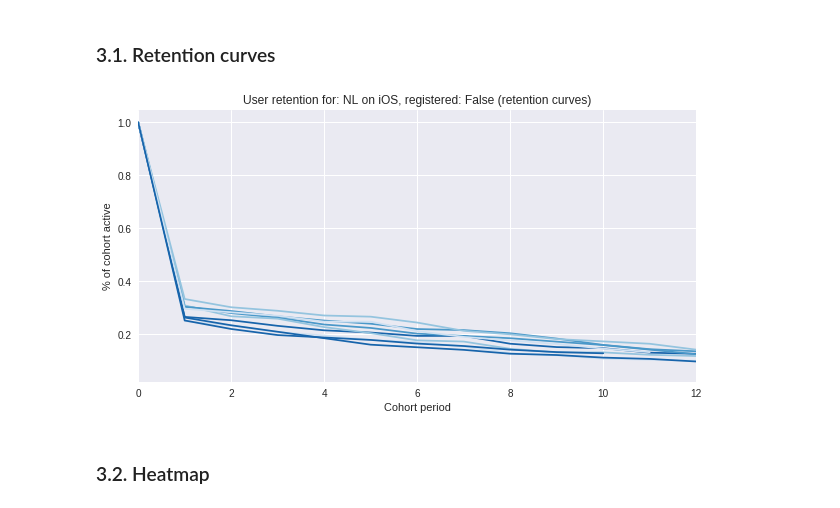
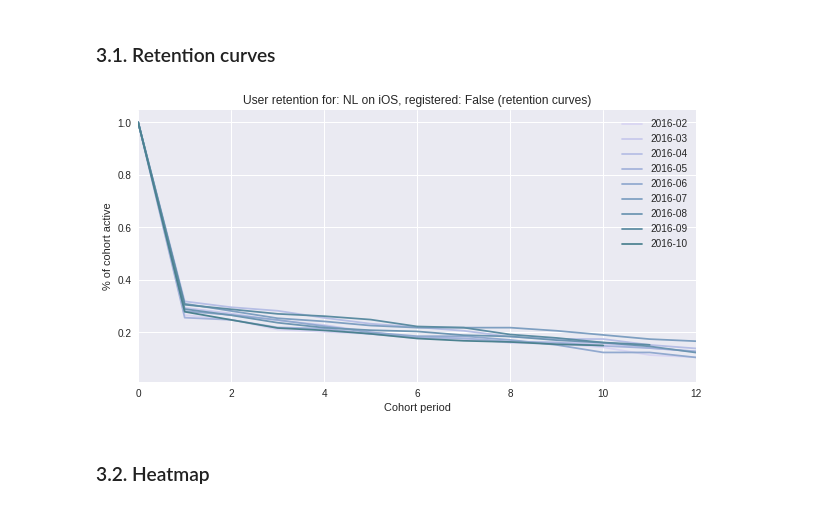
Before and after one commit to josolnik/behavioral-learnings-projects, a Jupyter notebook: Building a dashboard for interactive cohort analysis/Building a dashboard for interactive cohort analysis.ipynb, the cells around one changed output. Cells and saved outputs as stored; diff of their text form; code cells hidden in the pictures.

```diff
--- a/Building a dashboard for interactive cohort analysis/Building a dashboard for interactive cohort analysis.ipynb
+++ b/Building a dashboard for interactive cohort analysis/Building a dashboard for interactive cohort analysis.ipynb
@@ -79,8 +79,6 @@ all_user_data_df = all_user_data_df_updated.copy()
 ## 1. Segmenting users
 # %%
 def segmenting(df, country, platform, user_registered):
-
-    df['Date'] = pd.to_datetime(df['date'])
 
     # for each categorical (segmentation) feature
     if country != 'All countries':
@@ -124,7 +122,7 @@ def preprocess_cohorting(df):
     df['date'] = pd.to_datetime(df['date'])
 
     to_month = lambda x: x.strftime('%Y-%m')
-    df['onboarded_period'] = df['date'].apply(to_month)
+    df['usage_period'] = df['date'].apply(to_month)
 
     df.set_index('device_uuid', inplace=True)
     df['cohort_group'] = df.groupby(level=0)['date'].min().apply(lambda x:  x.strftime('%Y-%m'))
@@ -145,12 +143,14 @@ df.head()
 # %%
 def build_cohort_data(df):
-    grouped = df.groupby(['cohort_group', 'onboarded_period'])
 
-    # count the unique users, orders, and total revenue per Group + Period
+    # group the df by cohort group and usage period
+    grouped = df.groupby(['cohort_group', 'usage_period'])
+
+    # aggregate the unique number of users and sum of all events
     cohorts = grouped.agg({'device_uuid': pd.Series.nunique,
                       'sum': np.sum})
 
-    # make the column names more meaningful
+    # rename the columns
     cohorts.rename(columns={'device_uuid': 'all_users',
                        'sum': 'all_num_events'}, inplace=True)
     return cohorts
@@ -169,15 +168,0 @@ cohorts.head()
-# %%
-def cohort_period(df):
-    """
-    Creates a `CohortPeriod` column, which is the Nth period based on the user's first purchase.
-
-    Example
-    -------
-    Say you want to get the 3rd month for every user:
-        df.sort(['UserId', 'OrderTime', inplace=True)
-        df = df.groupby('UserId').apply(cohort_period)
-        df[df.CohortPeriod == 3]
-    """
-
-    df['cohort_period'] = np.arange(len(df)) + 0
-    return df
@@ -261,22 +273,23 @@ def build_cohorts(df):
 # %%
 title = 'User retention for: ' + country_value + ' on ' + platform_value +', registered: ' + str(user_registered_value)
 
 fig, ax = plt.subplots(figsize=(10,5))
-seq_col_brew = sns.color_palette("Blues_r", 4)
+
+seq_col_brew = sns.cubehelix_palette(15, start=2, reverse=False)
 sns.set_palette(seq_col_brew)
-
 
 for i in range(0, len(user_retention.columns)):
     plt.plot(user_retention[user_retention.columns[i]])
 
 plt.title(title + ' (retention curves)')
 # plt.imshow(g, cmap='Blues',  interpolation='nearest')
 plt.xlabel("Cohort period")
 plt.ylabel("% of cohort active")
+ax.legend()
 plt.xlim(0, 12)
 plt.show()
 # %% [output]
-[figure, old version]
+[figure, new version]
 # %% [markdown]
 ### 3.2. Heatmap
 # %%
```
Also changed, not shown: parts of 10 cells of this notebook.
